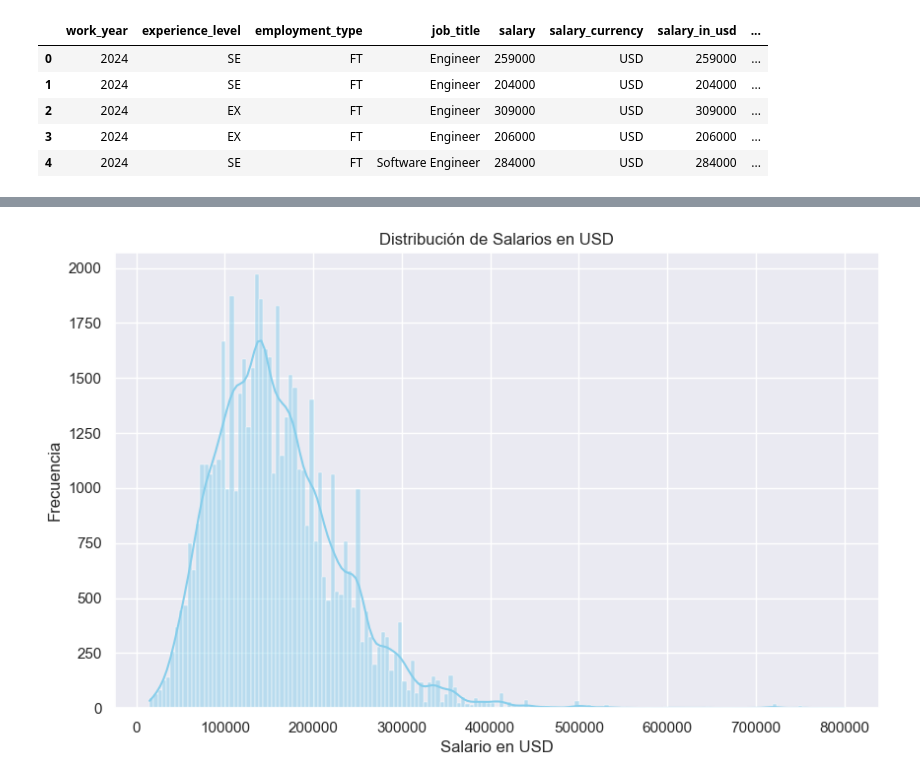
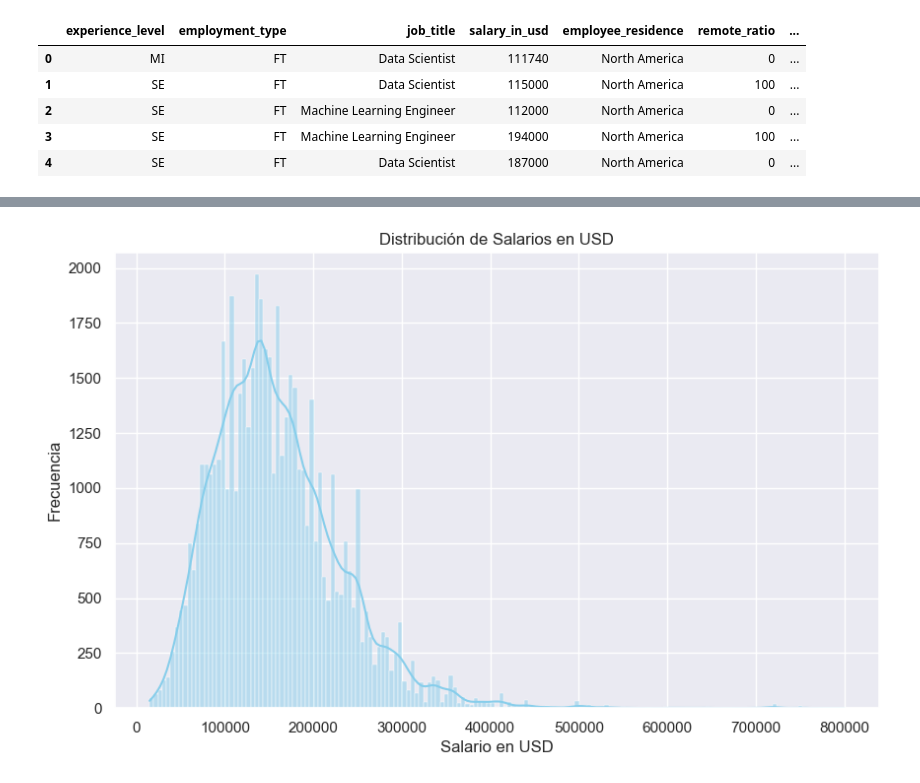
Before and after one commit to juankquintana/prediccion_salarios, a Jupyter notebook: Models/Regression/RegressionJCQ.ipynb, the cells around one changed output, grey strips where cells are left out. Drawn from its saved outputs; the diff is of its cells as text; code cells hidden in the pictures.

```diff
--- a/Models/Regression/RegressionJCQ.ipynb
+++ b/Models/Regression/RegressionJCQ.ipynb
@@ -31,15 +31,15 @@ import optuna
 #Pickle
 import pickle
 # %%
-data=pd.read_csv('../../Data/salaries_221024.csv')
+data=pd.read_csv('../../Data/data_top10.csv')
 data.head()
 # %% [output]
-|  | work_year | experience_level | employment_type | job_title | salary | salary_currency | salary_in_usd | ... |
-| 0 | 2024 | SE | FT | Engineer | 259000 | USD | 259000 | ... |
-| 1 | 2024 | SE | FT | Engineer | 204000 | USD | 204000 | ... |
-| 2 | 2024 | EX | FT | Engineer | 309000 | USD | 309000 | ... |
-| 3 | 2024 | EX | FT | Engineer | 206000 | USD | 206000 | ... |
-| 4 | 2024 | SE | FT | Software Engineer | 284000 | USD | 284000 | ... |
+|  | experience_level | employment_type | job_title | salary_in_usd | employee_residence | remote_ratio | ... |
+| 0 | MI | FT | Data Scientist | 111740 | North America | 0 | ... |
+| 1 | SE | FT | Data Scientist | 115000 | North America | 100 | ... |
+| 2 | SE | FT | Machine Learning Engineer | 112000 | North America | 0 | ... |
+| 3 | SE | FT | Machine Learning Engineer | 194000 | North America | 100 | ... |
+| 4 | SE | FT | Data Scientist | 187000 | North America | 0 | ... |
 # %%
 data.drop(['salary_currency','salary'],inplace=True,axis=1)
 data.head()
```
Also changed, not shown: parts of 6 cells of this notebook.
